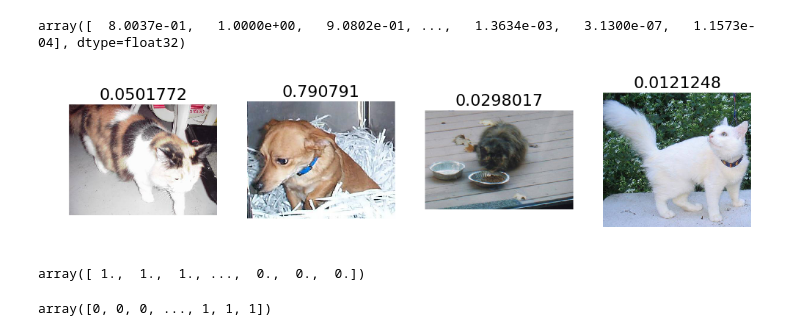
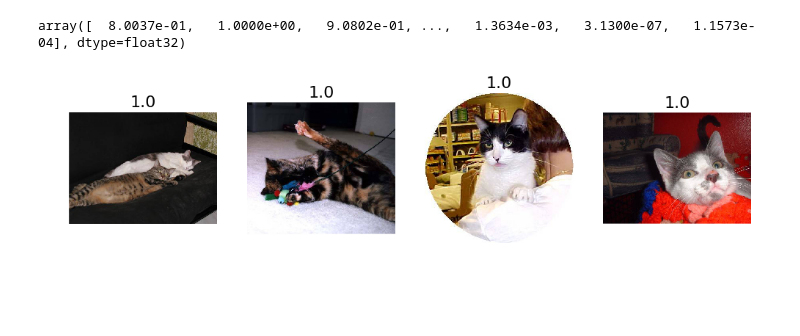
Before and after one commit to manibatra/fast.ai, a Jupyter notebook: lesson_2_recreation.ipynb, the cells around one changed output. Drawn from its saved outputs; the diff is of its cells as text; code cells hidden in the pictures; blank space fills up the shorter version.

Commit message:
did visualisation of predictions

```diff
--- a/lesson_2_recreation.ipynb
+++ b/lesson_2_recreation.ipynb
@@ -122,6 +122,9 @@ val_features=model.predict(val_data, batch_size=64)
 # %%
 save_array(model_path+'trn_lastlayer_features.bc', trn_features)
 save_array(model_path+'val_lastlayer_features.bc', val_features)
+# %%
+trn_features=load_array(model_path+'trn_lastlayer_features.bc')
+val_features=load_array(model_path+'val_lastlayer_features.bc')
 # %% [markdown]
 ## Constructing the linear model
 # %%
@@ -199,16 +202,8 @@ filenames = val_batches.filenames
 def plots_idx(idx, titles=None):
     plots([image.load_img(path+'valid/'+filenames[i]) for i in idx], titles=titles)
 # %%
-correct = np.where(preds==val_labels[:,0])[0]
+correct = np.where(preds==val_labels[:,1])[0]
 idx = permutation(correct)[:4]
 plots_idx(idx, probs[idx])
 # %% [output]
-[figure, old version]
+[figure, new version]
-# %%
-val_labels[:,0]
-# %% [output]
-array([ 1.,  1.,  1., ...,  0.,  0.,  0.])
-# %%
-preds
-# %% [output]
-array([0, 0, 0, ..., 1, 1, 1])
```
Also changed, not shown: parts of 10 cells of this notebook.
